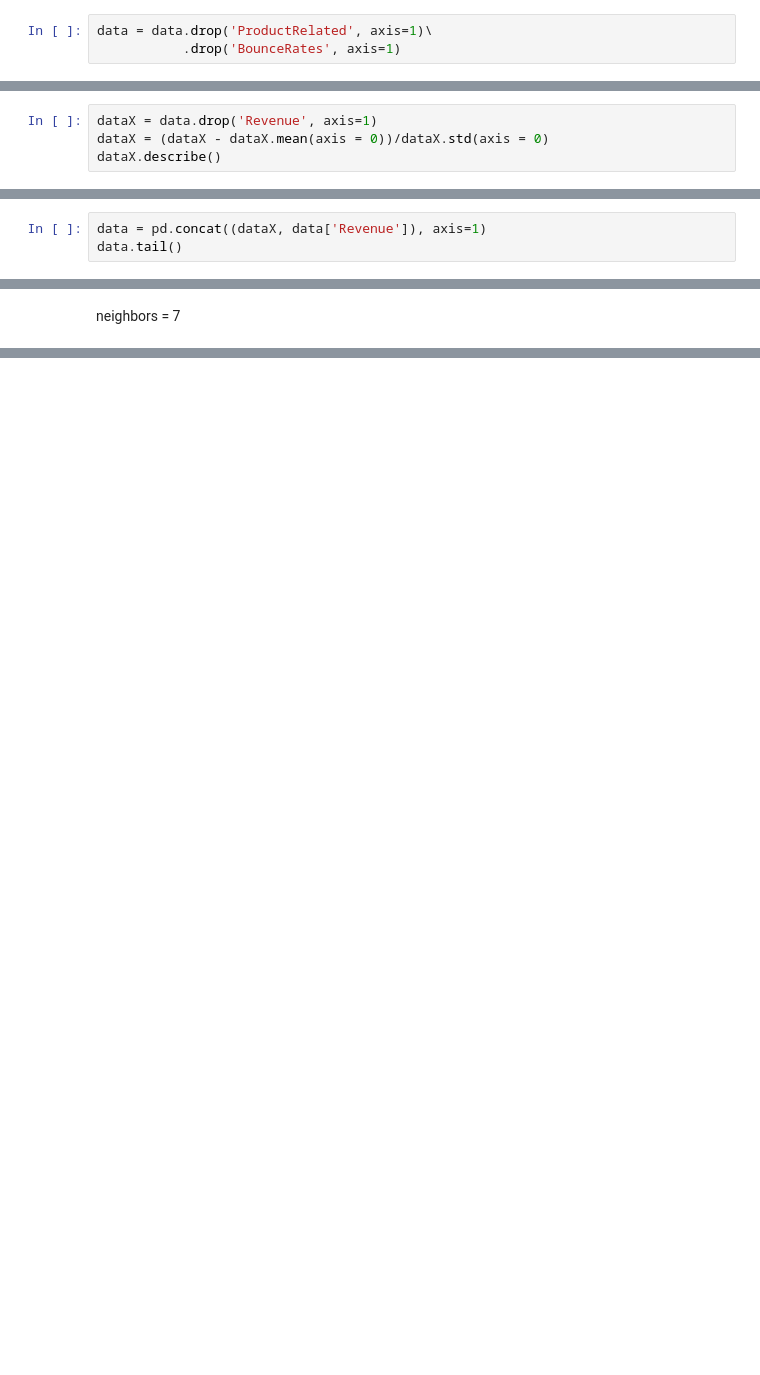
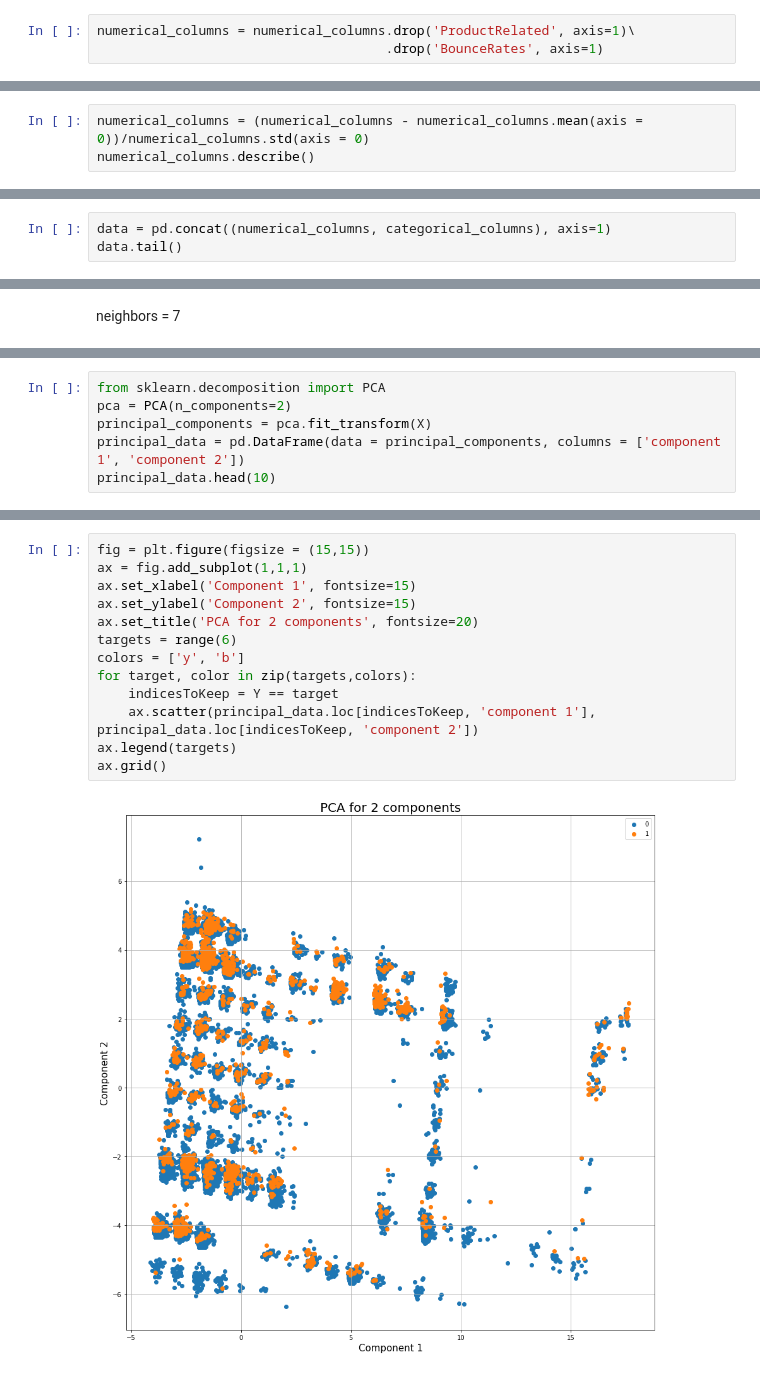
Before and after one commit to spacesh1p/MLHomeWorks, a Jupyter notebook: online_shoppers.ipynb, the cells around one changed output, grey strips where cells are left out. Cells and saved outputs as stored; diff of their text form; blank space fills up the shorter version.

Commit message:
Use PCA method
Use PCA method and change the number of principal component

```diff
--- a/online_shoppers.ipynb
+++ b/online_shoppers.ipynb
@@ -234,6 +261,6 @@ data.head()
 # %% [markdown]
 Удалим столбцы с высоким коэффициентом корреляции
 # %%
-data = data.drop('ProductRelated', axis=1)\
-           .drop('BounceRates', axis=1)
+numerical_columns = numerical_columns.drop('ProductRelated', axis=1)\
+                                     .drop('BounceRates', axis=1)
 # %%
@@ -255,9 +282,8 @@ data.describe()
 # %% [markdown]
 Стоит призвести нормализацию данных, так как некоторые значения, например ProductRelated_Duration, исчисляются в секундах и доходят нескольких тысяч, в то время как другие, например ExitRates представляются процентами и принимают значения от 0 до 1.
 # %%
-dataX = data.drop('Revenue', axis=1)
-dataX = (dataX - dataX.mean(axis = 0))/dataX.std(axis = 0)
-dataX.describe()
+numerical_columns = (numerical_columns - numerical_columns.mean(axis = 0))/numerical_columns.std(axis = 0)
+numerical_columns.describe()
 # %% [output]
 |  | Administrative | Administrative_Duration | Informational | Informational_Duration | ProductRelated_Duration | ... |
 | count | 1.233000e+04 | 1.233000e+04 | 1.233000e+04 | 1.233000e+04 | 1.233000e+04 | ... |
@@ -269,7 +295,7 @@ dataX.describe()
 | 75% | 5.072075e-01 | 7.035695e-02 | -3.964618e-01 | -2.449206e-01 | 1.407824e-01 | ... |
 | max | 7.431197e+00 | 1.876880e+01 | 1.849885e+01 | 1.786796e+01 | 3.280545e+01 | ... |
 # %%
-data = pd.concat((dataX, data['Revenue']), axis=1)
+data = pd.concat((numerical_columns, categorical_columns), axis=1)
 data.tail()
 # %% [output]
 |  | Administrative | Administrative_Duration | Informational | Informational_Duration | ProductRelated_Duration | ... |
@@ -389,0 +445,6 @@ neighbors=15 err_test=0.12543930792105976
+# %%
+from sklearn.decomposition import PCA
+pca = PCA(n_components=2)
+principal_сomponents = pca.fit_transform(X)
+principal_data = pd.DataFrame(data = principal_сomponents, columns = ['component 1', 'component 2'])
+principal_data.head(10)
@@ -389,0 +463,15 @@ neighbors=15 err_test=0.12543930792105976
+# %%
+fig = plt.figure(figsize = (15,15))
+ax = fig.add_subplot(1,1,1)
+ax.set_xlabel('Component 1', fontsize=15)
+ax.set_ylabel('Component 2', fontsize=15)
+ax.set_title('PCA for 2 components', fontsize=20)
+targets = range(6)
+colors = ['y', 'b']
+for target, color in zip(targets,colors):
+    indicesToKeep = Y == target
+    ax.scatter(principal_data.loc[indicesToKeep, 'component 1'], principal_data.loc[indicesToKeep, 'component 2'])
+ax.legend(targets)
+ax.grid()
+# %% [output]
+[figure, added]
```
Also changed, not shown: parts of 38 cells of this notebook.
